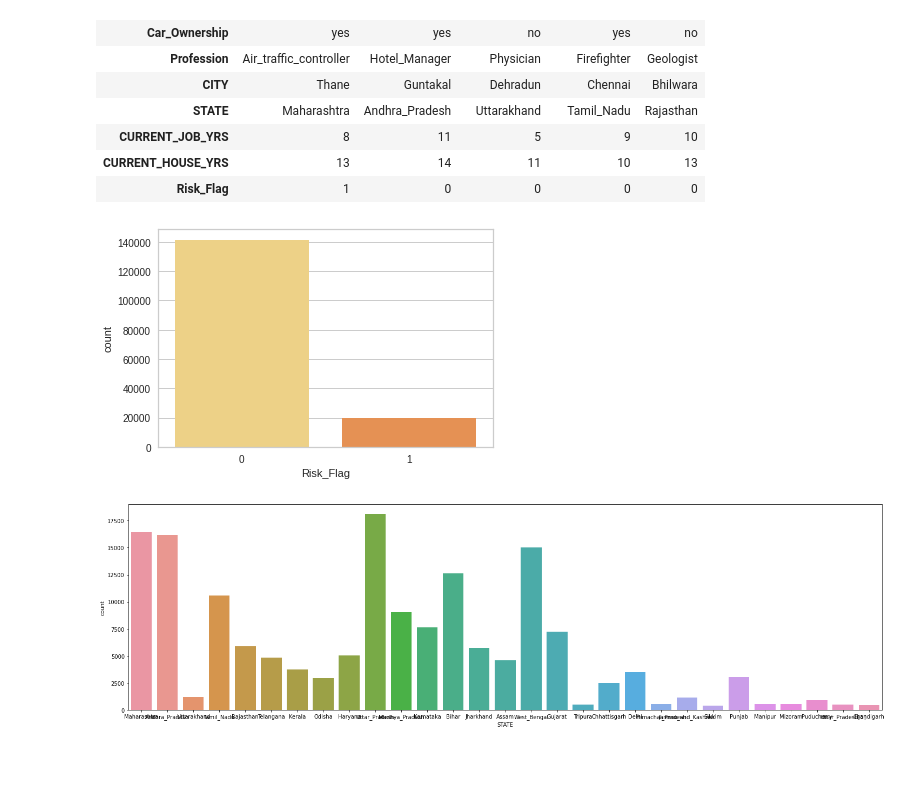
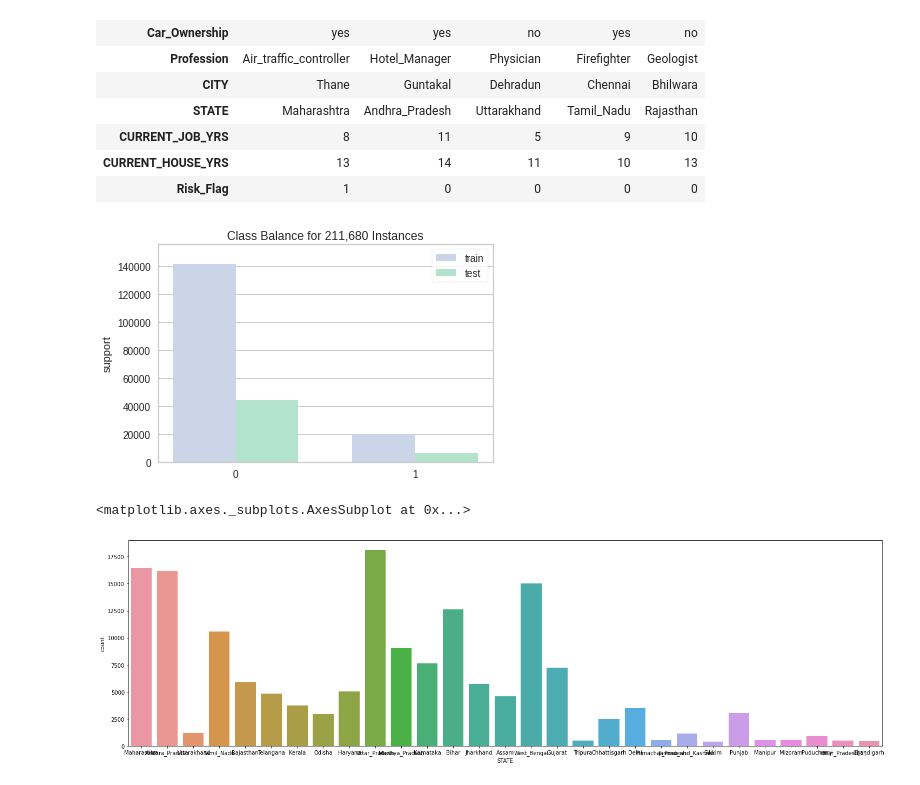
Before and after one commit to hwon-n/section6_project1, a Jupyter notebook: CP1.ipynb, the cells around one changed output. Cells and saved outputs as stored; diff of their text form; code cells hidden in the pictures.

```diff
--- a/CP1.ipynb
+++ b/CP1.ipynb
@@ -140,17 +141,17 @@ train.head().T
 # %%
 %matplotlib inline
 
 target_colors = ['#fed976', '#fd8d3c']
 
-ax = sns.set_palette('muted')
-ax = sns.countplot(data = train, x = target, palette = target_colors)
-
-plt.show()
+visualizer_target = ClassBalance(labels=[0, 1])
+visualizer_target.fit(train[target], test[target])
+visualizer_target.show()
 
 # 0 -> 1로 바꿔주기
 # 0: 대출 가능, 1: 대출 불가능
 # %% [output]
-[figure, old version]
+[figure, new version]
+<matplotlib.axes._subplots.AxesSubplot at 0x...>
 # %%
 # STATE 탐색
 
```
Also changed, not shown: parts of 17 cells of this notebook.
